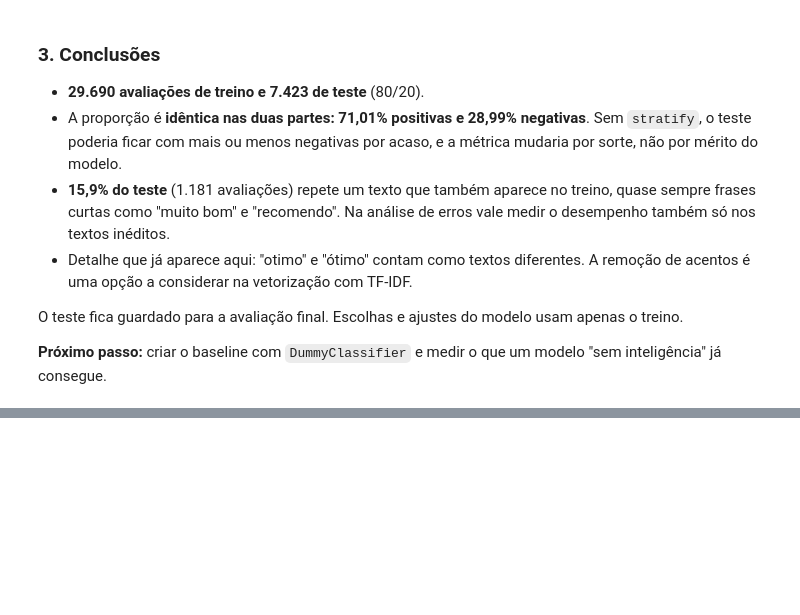
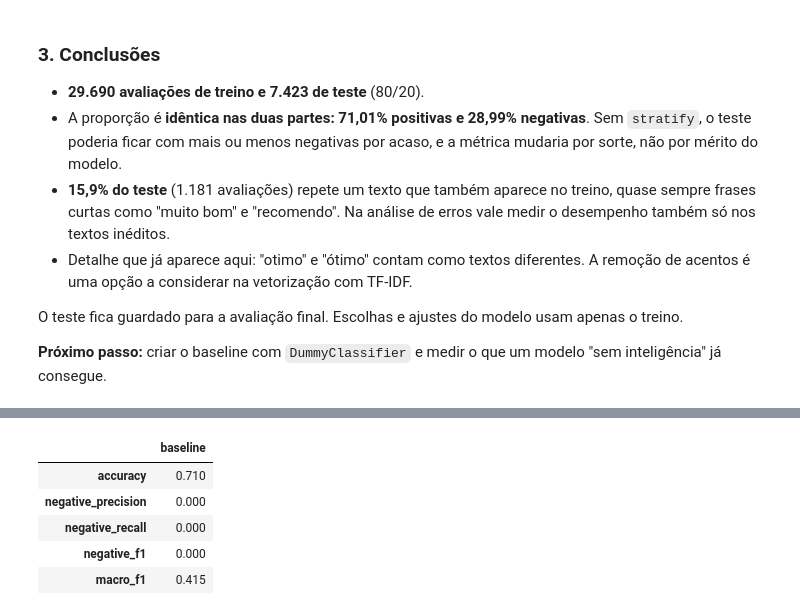
Before and after one commit to baxelin/delivery-ai, a Jupyter notebook: notebooks/v1_sentimento.ipynb, the cells around one changed output, grey strips where cells are left out. Saved outputs shown, nothing was run; the diff lists cells and outputs as text; code cells hidden in the pictures; blank space fills up the shorter version.

Commit message:
feat: avalia baseline no notebook da v1

```diff
--- a/notebooks/v1_sentimento.ipynb
+++ b/notebooks/v1_sentimento.ipynb
@@ -315,0 +324,7 @@ O teste fica guardado para a avaliação final. Escolhas e ajustes do modelo usa
+# %%
+baseline = build_baseline_model().fit(split.train[MESSAGE_COLUMN], split.train[SENTIMENT_COLUMN])
+baseline_predictions = pd.Series(
+    baseline.predict(split.test[MESSAGE_COLUMN]), index=split.test.index
+)
+
+baseline_predictions.map(SENTIMENT_NAMES).value_counts()
@@ -315,0 +342,11 @@ O teste fica guardado para a avaliação final. Escolhas e ajustes do modelo usa
+# %%
+baseline_metrics = evaluate_predictions(split.test[SENTIMENT_COLUMN], baseline_predictions)
+
+pd.Series(asdict(baseline_metrics), name="baseline").round(3).to_frame()
+# %% [output]
+|  | baseline |
+| accuracy | 0.710 |
+| negative_precision | 0.000 |
+| negative_recall | 0.000 |
+| negative_f1 | 0.000 |
+| macro_f1 | 0.415 |
```
Also changed, not shown: parts of 7 cells of this notebook.
